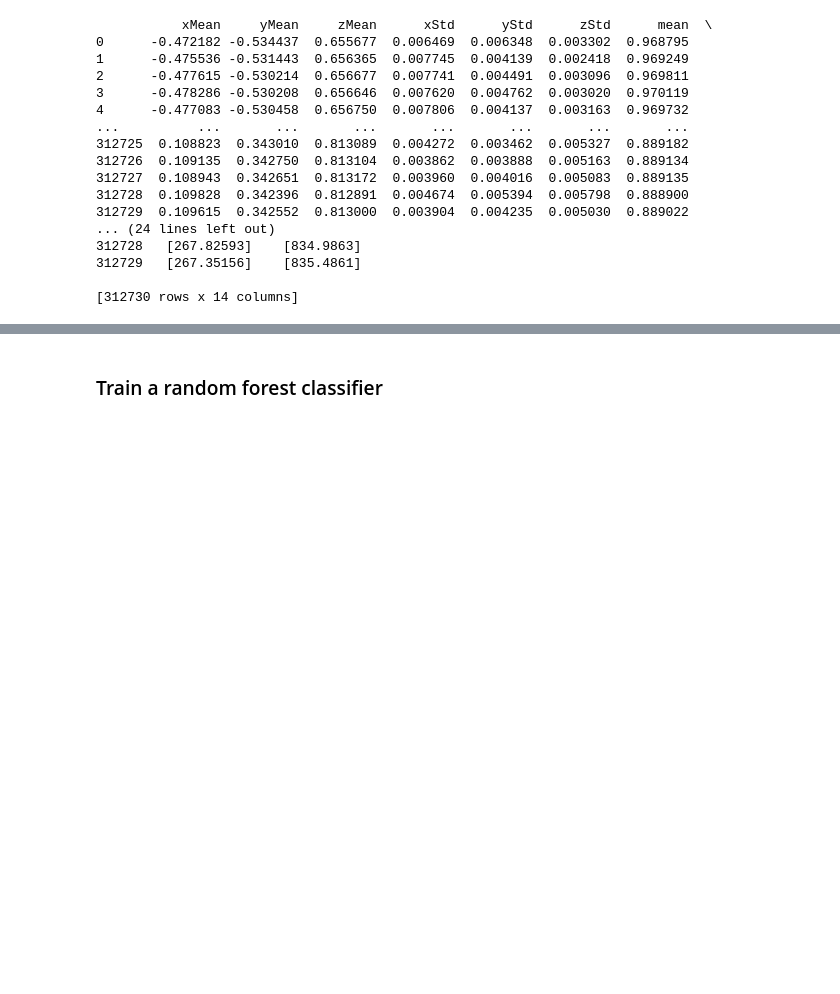
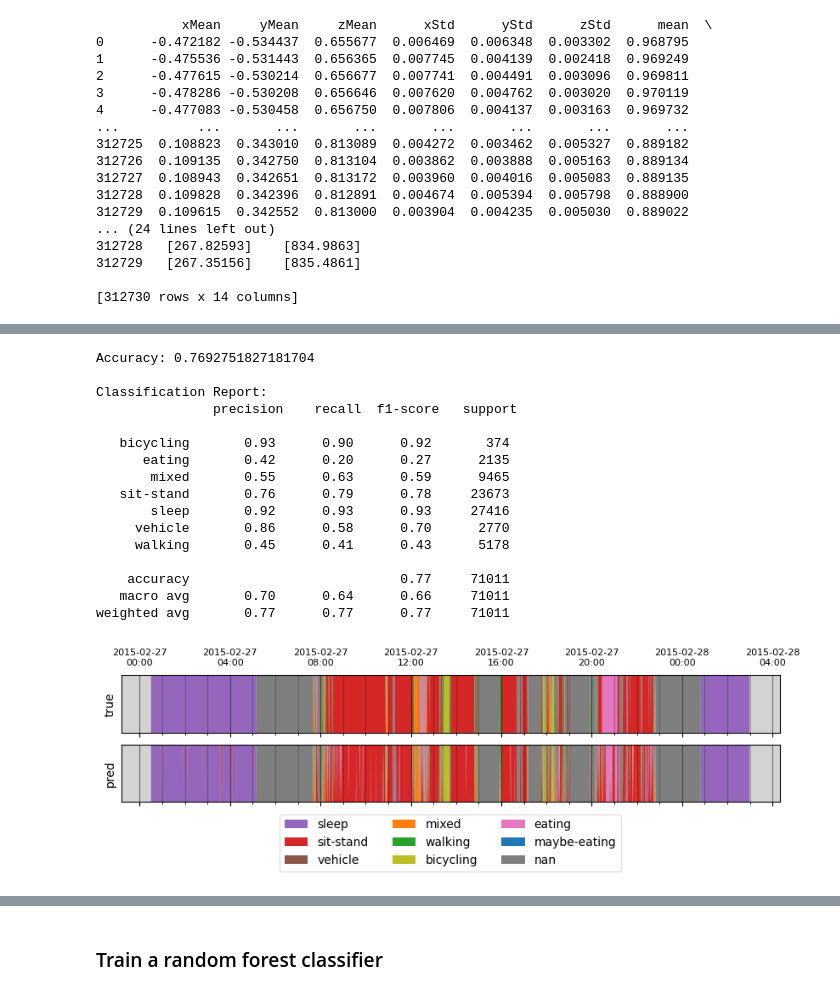
Before and after one commit to stevenpur/eating_detection, a Jupyter notebook: explore.ipynb, the cells around one changed output, grey strips where cells are left out. Cells and saved outputs as stored; diff of their text form; code cells hidden in the pictures; blank space fills up the shorter version.

```diff
--- a/explore.ipynb
+++ b/explore.ipynb
@@ -201,0 +252,13 @@ Shape of X_test: (75624, 11)
+# %%
+from sklearn.preprocessing import LabelEncoder
+#X_resampled, y_resampled = smote.fit_resample(X_train, Y_train)
+label_encoder = LabelEncoder()
+y_resampled_encoded = label_encoder.fit_transform(y_resampled)
+xgb_clf = xgb.XGBClassifier(
+    n_estimators=1000,
+    use_label_encoder=True,
+    eval_metric='logloss',  # Added to avoid a warning about the default metric
+    n_jobs=8,
+    verbosity=1
+)
+xgb_clf.fit(X_resampled, y_resampled_encoded)
@@ -201,0 +277,31 @@ Shape of X_test: (75624, 11)
+# %%
+y_pred_encoded = xgb_clf.predict(X_test)
+Y_test_pred = label_encoder.inverse_transform(y_pred_encoded)
+
+print("Accuracy:", accuracy_score(Y_test, y_pred))
+print("\nClassification Report:\n", classification_report(Y_test, Y_test_pred))
+
+# Check again participant
+mask = pid_test == 'P101'
+fig, axs = utils.plot_compare(T_test[mask],
+                              Y_test[mask],
+                              Y_test_pred[mask])
+fig.show()
+# %% [output]
+Accuracy: 0.7692751827181704
+
+Classification Report:
+               precision    recall  f1-score   support
+
+   bicycling       0.93      0.90      0.92       374
+      eating       0.42      0.20      0.27      2135
+       mixed       0.55      0.63      0.59      9465
+   sit-stand       0.76      0.79      0.78     23673
+       sleep       0.92      0.93      0.93     27416
+     vehicle       0.86      0.58      0.70      2770
+     walking       0.45      0.41      0.43      5178
+
+    accuracy                           0.77     71011
+   macro avg       0.70      0.64      0.66     71011
+weighted avg       0.77      0.77      0.77     71011
+[figure, added]
```
Also changed, not shown: parts of 25 cells of this notebook.
